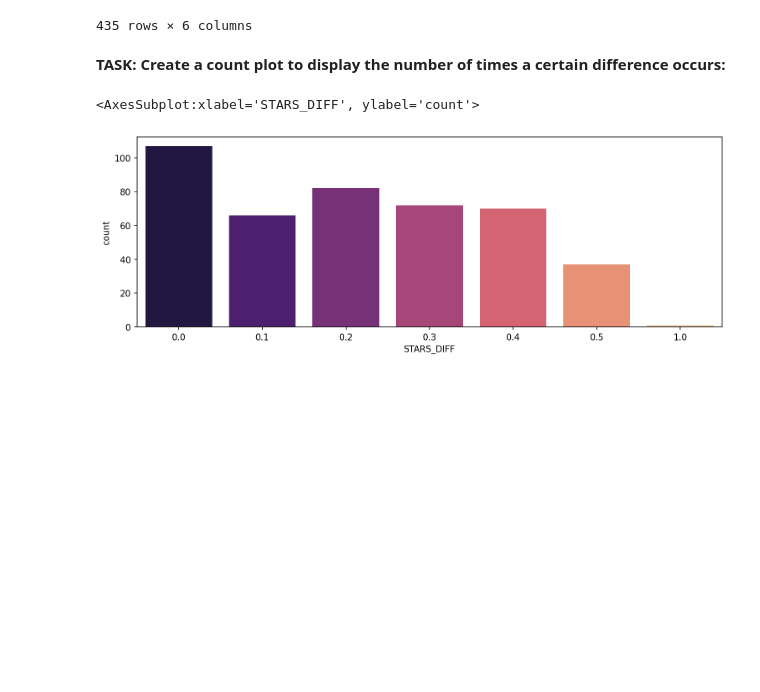
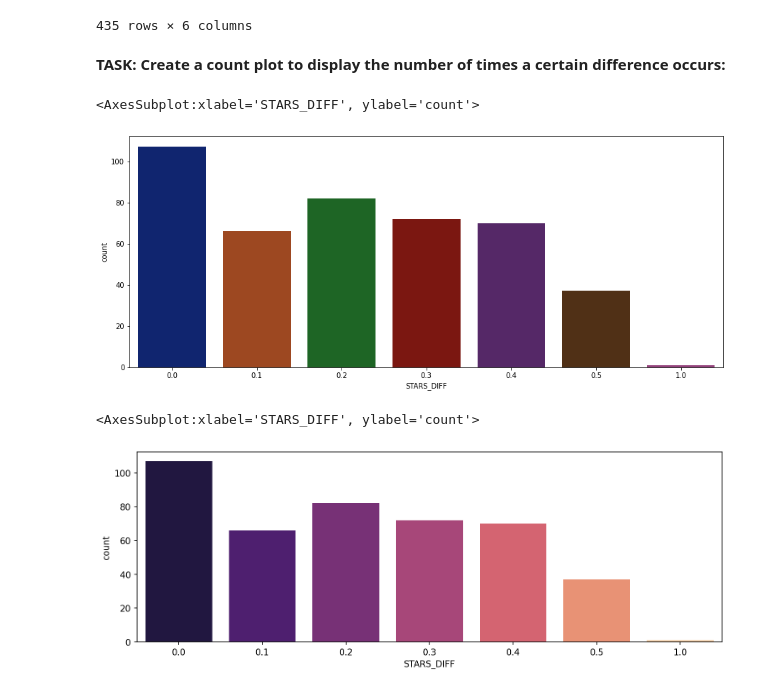
Before and after one commit to habip-bingol/Projects, a Jupyter notebook: Udemy Projects/00-Capstone-Project.ipynb, the cells around one changed output. Saved outputs shown, nothing was run; the diff lists cells and outputs as text; code cells hidden in the pictures; blank space fills up the shorter version.

```diff
--- a/Udemy Projects/00-Capstone-Project.ipynb
+++ b/Udemy Projects/00-Capstone-Project.ipynb
@@ -281,0 +345,4 @@ Name: YEAR, dtype: int64
+# %%
+#CODE HERE
+df["STARS_DIFF"] = round(df.STARS - df.RATING, 1)
+df
@@ -301,3 +380,10 @@ Name: YEAR, dtype: int64
+# %%
+#CODE HERE
+plt.figure(figsize=(15,6))
+sns.countplot(x = df.STARS_DIFF, data=fandango, palette="dark")
+# %% [output]
+<AxesSubplot:xlabel='STARS_DIFF', ylabel='count'>
+[figure, added]
 # %%
 # %% [output]
 <AxesSubplot:xlabel='STARS_DIFF', ylabel='count'>
```
Also changed, not shown: parts of 72 cells of this notebook.
